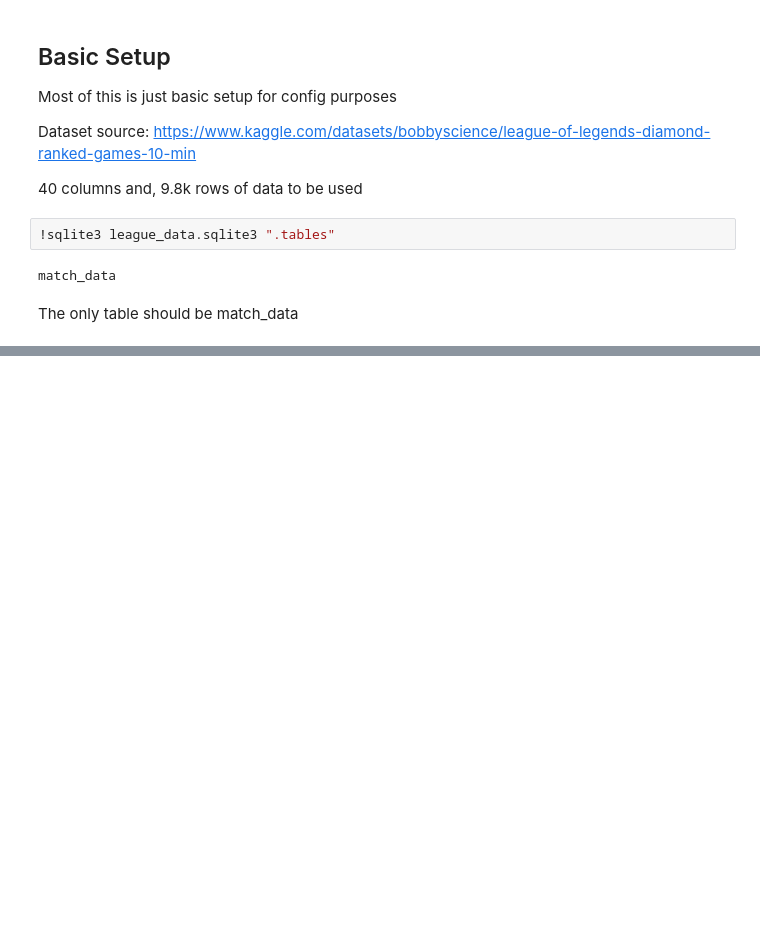
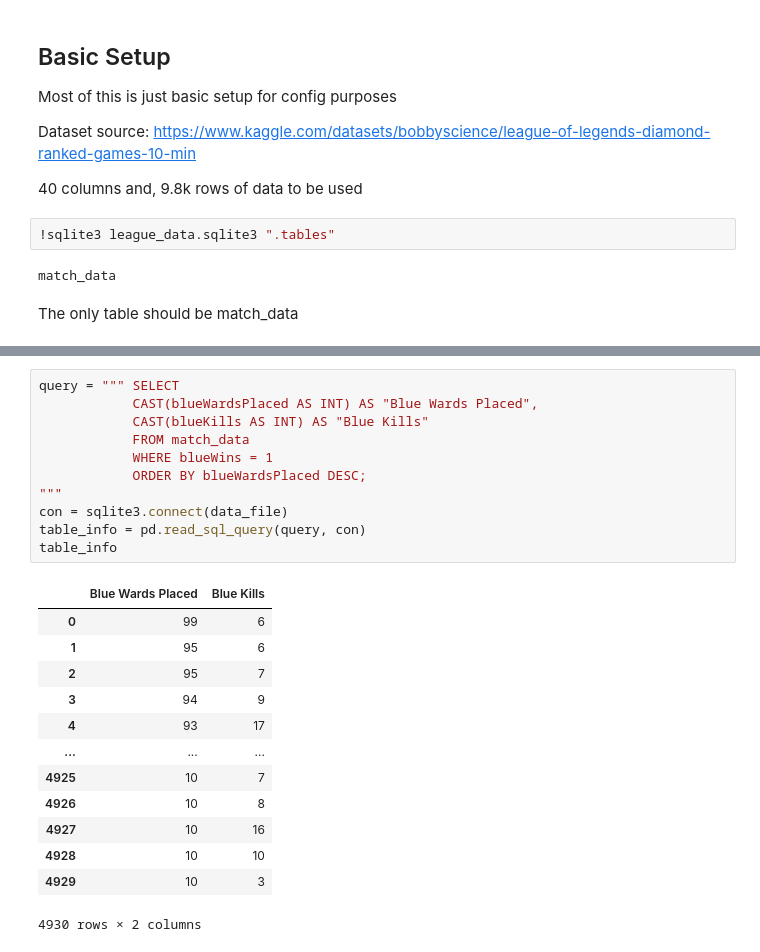
Before and after one commit to ltcolscotty/LEAGUE10Min, a Jupyter notebook: LeagueDataProject.ipynb, the cells around one changed output, grey strips where cells are left out. Drawn from its saved outputs; the diff is of its cells as text; blank space fills up the shorter version.

```diff
--- a/LeagueDataProject.ipynb
+++ b/LeagueDataProject.ipynb
@@ -106,3 +122,28 @@ Identical in description to their blue counterparts if they exist
 <br>**redGoldPerMin**
 
 <br>
+# %%
+query = """ SELECT
+            CAST(blueWardsPlaced AS INT) AS "Blue Wards Placed",
+            CAST(blueKills AS INT) AS "Blue Kills"
+            FROM match_data
+            WHERE blueWins = 1
+            ORDER BY blueWardsPlaced DESC;
+"""
+con = sqlite3.connect(data_file)
+table_info = pd.read_sql_query(query, con)
+table_info
+# %% [output]
+|  | Blue Wards Placed | Blue Kills |
+| 0 | 99 | 6 |
+| 1 | 95 | 6 |
+| 2 | 95 | 7 |
+| 3 | 94 | 9 |
+| 4 | 93 | 17 |
+| ... | ... | ... |
+| 4925 | 10 | 7 |
+| 4926 | 10 | 8 |
+| 4927 | 10 | 16 |
+| 4928 | 10 | 10 |
+| 4929 | 10 | 3 |
+4930 rows × 2 columns
```
Also changed, not shown: parts of 9 cells of this notebook.
